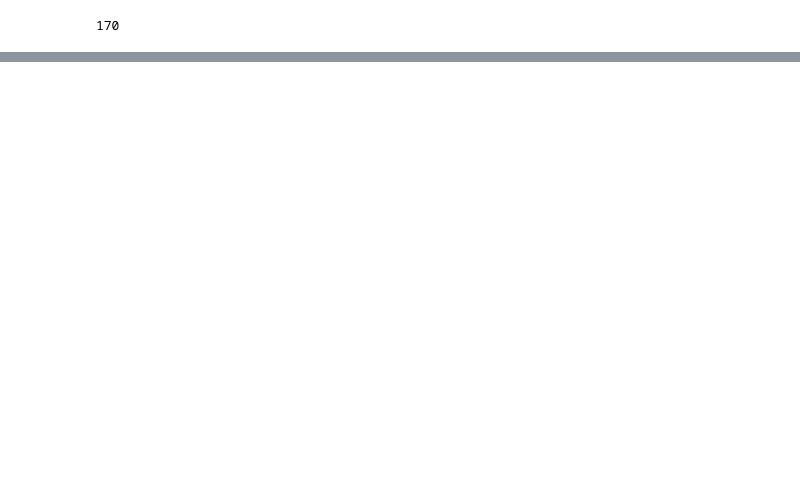
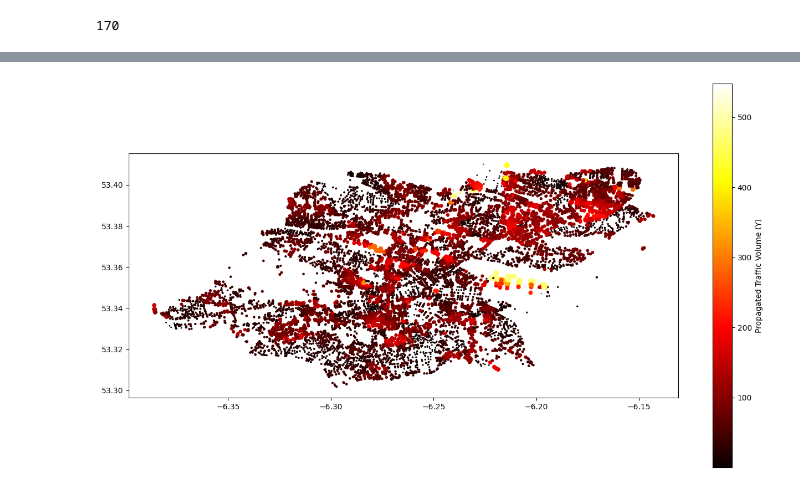
Before and after one commit to williamosherson/hackathon, a Jupyter notebook: hackathon.ipynb, the cells around one changed output, grey strips where cells are left out. Drawn from its saved outputs; the diff is of its cells as text; code cells hidden in the pictures; blank space fills up the shorter version.

```diff
--- a/hackathon.ipynb
+++ b/hackathon.ipynb
@@ -309,9 +313,9 @@ labels = np.array([averaged_df['Sum_Volume'][known_node_indices.index(index)]
 Y=labels
 # %%
 for i in range(300):
-  divisor = np.sum(adj_matrix,axis=0)
+  divisor = np.sum(adjacencymatrix,axis=0)
   divisor[divisor==0] = 1
-  Y = adj_matrix.T @ Y /divisor
+  Y = adjacencymatrix.T @ Y /divisor
   Y[labels!=0] = labels[labels!=0]
   print(i)
 # %% [output]
@@ -472,0 +422,54 @@ plt.show()
+# %%
+import geopandas as gpd
+import matplotlib.pyplot as plt
+from shapely.wkt import loads
+import pandas as pd
+import numpy as np
+import matplotlib.colors as mcolors # Import for colormap normalization
+import matplotlib # Import matplotlib
+
+# Assuming 'nodes' is a DataFrame with 'x' and 'y' columns for coordinates
+# Create a GeoDataFrame for the nodes
+nodes_geometry = gpd.points_from_xy(nodes['x'], nodes['y'])
+visualnodes = gpd.GeoDataFrame(nodes, geometry=nodes_geometry)
+
+# Create a colormap for the Y values
+cmap = matplotlib.colormaps.get_cmap('hot') # Get the colormap object
+
+# Normalize the non-zero Y values to the colormap range
+non_zero_Y = Y[Y != 0]
+norm = mcolors.Normalize(vmin=non_zero_Y.min() if non_zero_Y.size > 0 else 0, vmax=non_zero_Y.max() if non_zero_Y.size > 0 else 1)
+
+# Determine marker sizes based on Y values (linear scaling)
+# Add a small constant to Y to ensure even zero values have a visible marker
+# Scale the values to a reasonable range for markersize
+min_marker_size = 1 # Minimum marker size for nodes with zero or very low Y
+max_marker_size = 50 # Maximum marker size for nodes with high Y
+scaled_marker_sizes = min_marker_size + (Y / Y.max()) * (max_marker_size - min_marker_size)
+
+
+# Now plot the GeoDataFrame
+fig, ax = plt.subplots(1, 1, figsize=(16, 9)) # Increase figure size
+
+# Plot nodes with zero Y values (using scaled marker size)
+visualnodes[Y == 0].plot(ax=ax, markersize=scaled_marker_sizes[Y == 0], color='gray', zorder=2)
+
+# Plot nodes with non-zero Y values, colored by the normalized Y values and scaled marker size
+# Create a pandas Series for the 'column' parameter with the correct index
+non_zero_Y_series = pd.Series(Y[Y != 0], index=visualnodes[Y != 0].index)
+visualnodes[Y != 0].plot(ax=ax, markersize=scaled_marker_sizes[Y != 0], column=non_zero_Y_series, cmap=cmap, norm=norm, zorder=2)
+
+# Add a color bar for the non-zero Y values
+sm = plt.cm.ScalarMappable(cmap=cmap, norm=norm)
+sm.set_array([]) # Needed for the colorbar to work
+cbar = fig.colorbar(sm, ax=ax)
+cbar.set_label('Propagated Traffic Volume (Y)')
+
+
+# Save the figure before showing it
+plt.savefig('propagated_traffic_heatmap_scaled_nodes.png', dpi=1000) # Save with higher dpi and new filename
+
+
+plt.show()
+# %% [output]
+[figure, added]
```
Also changed, not shown: parts of 12 cells of this notebook.
